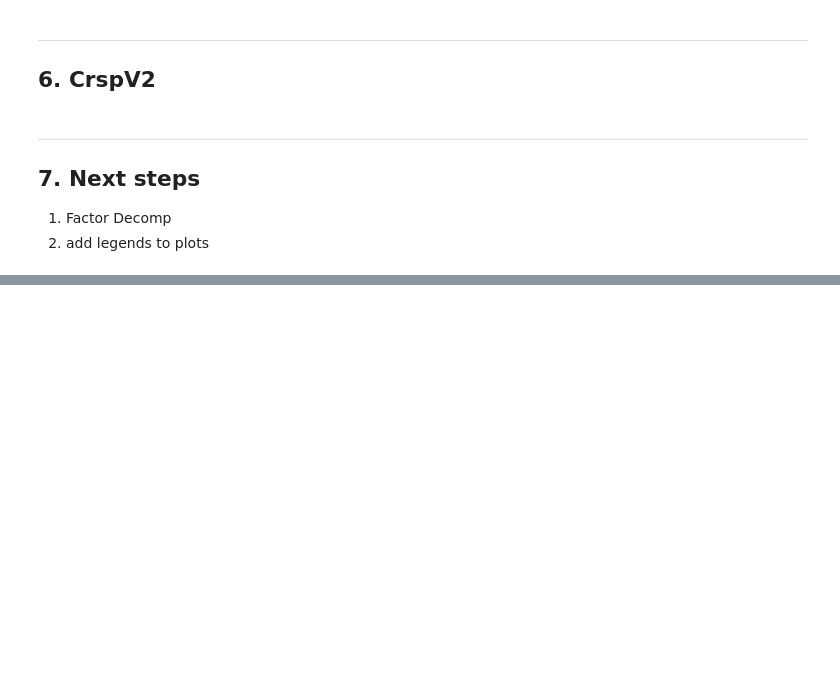
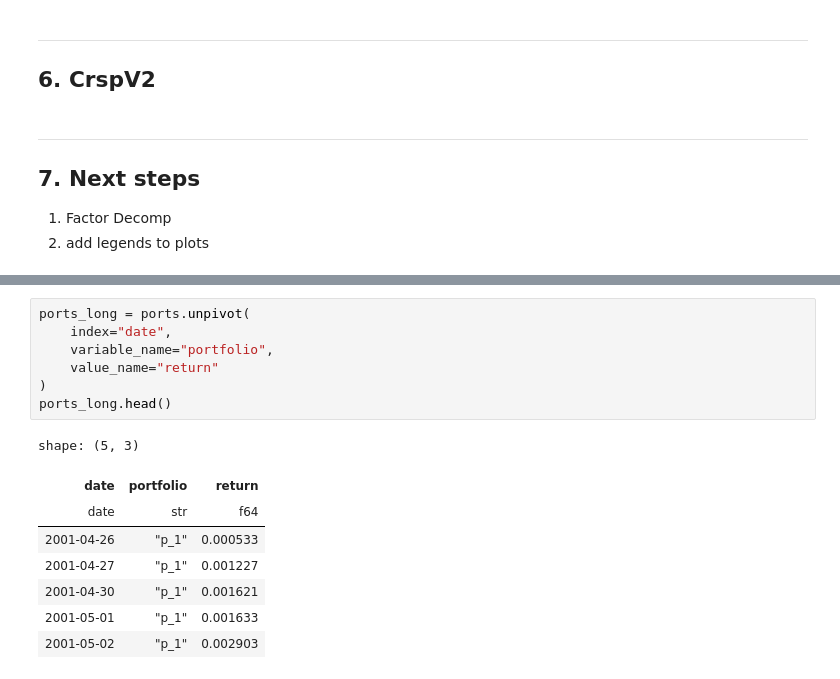
Before and after one commit to BYUSilverFund/sf-quant, a Jupyter notebook: demo_functions.ipynb, the cells around one changed output, grey strips where cells are left out. Saved outputs shown, nothing was run; the diff lists cells and outputs as text; blank space fills up the shorter version.

```diff
--- a/demo_functions.ipynb
+++ b/demo_functions.ipynb
@@ -593,0 +594,16 @@ ComputeError: failed to retrieve first file schema (parquet): expanded paths wer
+# %%
+ports_long = ports.unpivot(
+    index="date",
+    variable_name="portfolio",
+    value_name="return"
+)
+ports_long.head()
+# %% [output]
+shape: (5, 3)
+| date | portfolio | return |
+| date | str | f64 |
+| 2001-04-26 | "p_1" | 0.000533 |
+| 2001-04-27 | "p_1" | 0.001227 |
+| 2001-04-30 | "p_1" | 0.001621 |
+| 2001-05-01 | "p_1" | 0.001633 |
+| 2001-05-02 | "p_1" | 0.002903 |
```
Also changed, not shown: parts of 13 cells of this notebook, 9 other files.
